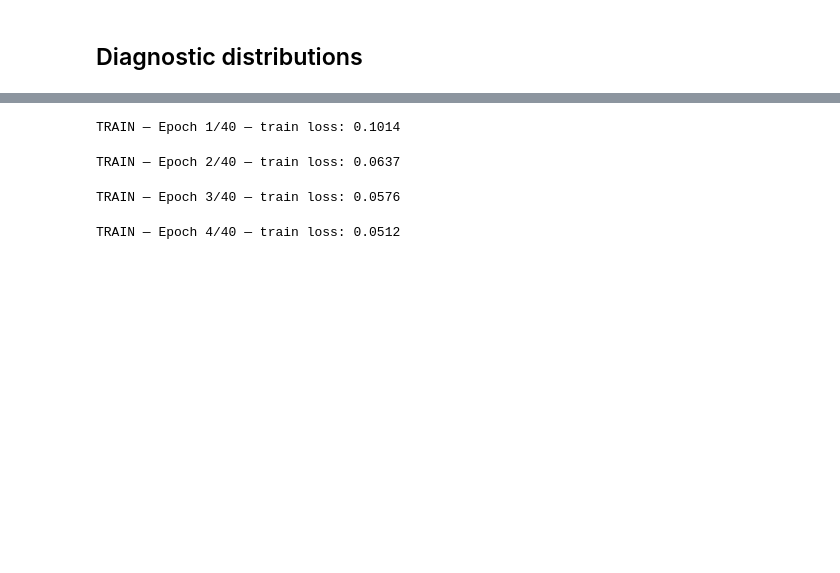
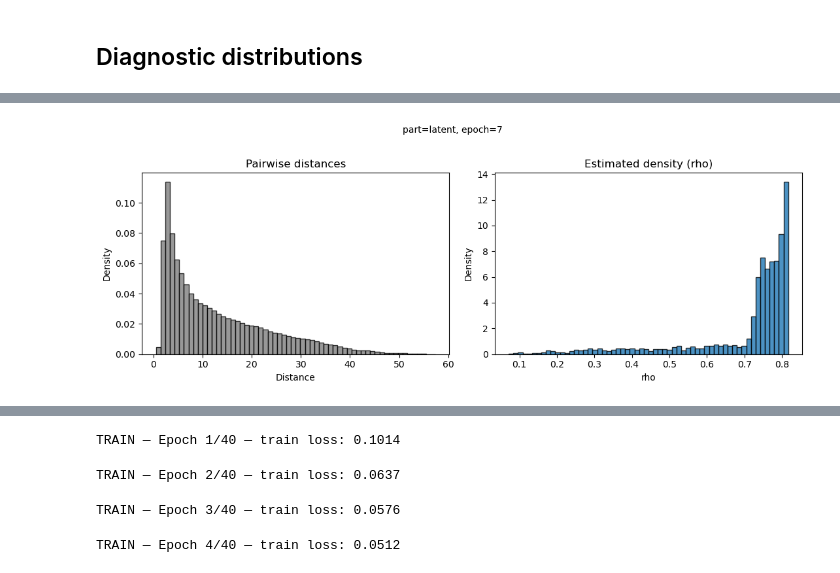
Before and after one commit to FrancescoLR02/InformationTheoryProject, a Jupyter notebook: main.ipynb, the cells around one changed output, grey strips where cells are left out. Cells and saved outputs as stored; diff of their text form; code cells hidden in the pictures; blank space fills up the shorter version.

```diff
--- a/main.ipynb
+++ b/main.ipynb
@@ -805,3 +1274,12 @@ plt.show()
+# %%
+plot_kde_geometry(
+    recorder=RecorderActivat,
+    kde=kde,
+    part="latent",
+    epoch=7
+)
+# %% [output]
+[figure, added]
 # %%
 # Variational
 PlotInfoPlane(mi_history.encoder, mi_history.decoder, start_epoch=1, end_epoch=13, Step=1)
```
Also changed, not shown: parts of 20 cells of this notebook.
